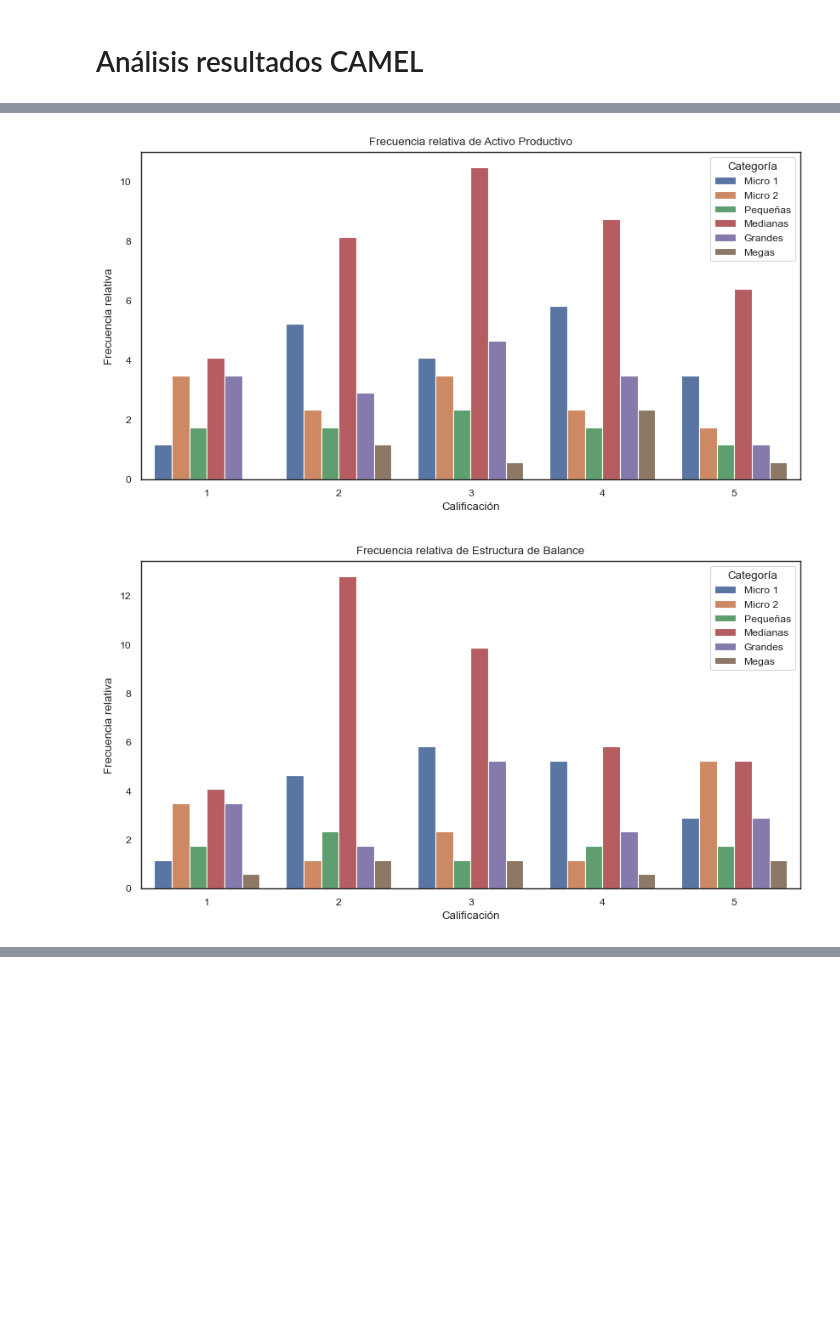
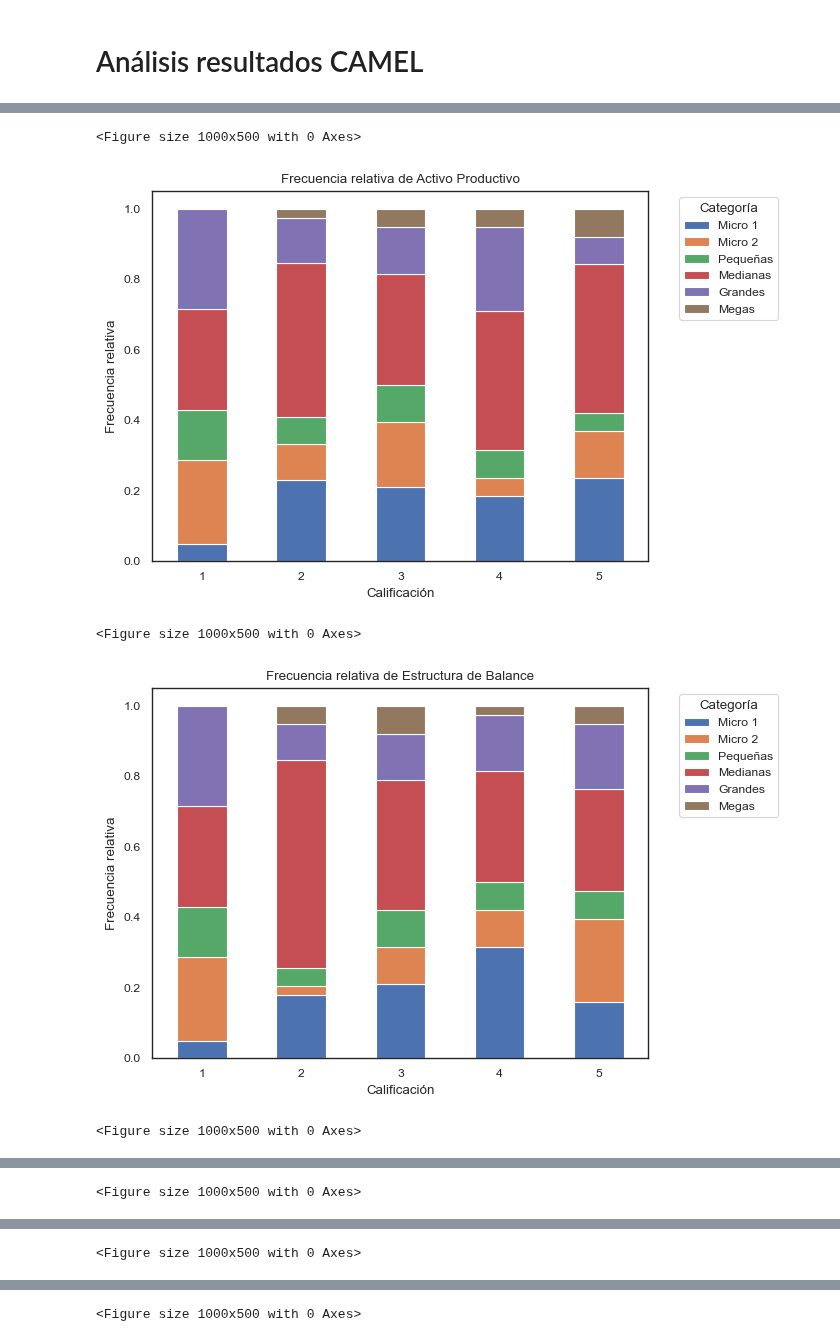
Before and after one commit to jhquiza/proyecto-riesgos, a Jupyter notebook: camel/Análisis resultados CAMEL.ipynb, the cells around one changed output, grey strips where cells are left out. Cells and saved outputs as stored; diff of their text form; code cells hidden in the pictures; blank space fills up the shorter version.

```diff
--- a/camel/Análisis resultados CAMEL.ipynb
+++ b/camel/Análisis resultados CAMEL.ipynb
@@ -3,11 +12,16 @@
 # %%
-from pathlib import Path
-
-import pandas as pd
-
 data_dir = Path().resolve().parent / "data" / "camel"
 filepath = data_dir / "Calificaciones_CAMEL.csv"
 df=pd.read_csv(filepath)
+df.rename(columns={'categoria': 'Categoría'}, inplace=True)
+df['Categoría'] = pd.Categorical(
+    df['Categoría'],
+    categories=['Micro 1', 'Micro 2', 'Pequeñas', 'Medianas', 'Grandes', 'Megas'],
+    ordered=True
+    )
+indicadores = df.select_dtypes(include=['int64']).columns.tolist()
+for indicador in indicadores:
+    df[indicador] = pd.Categorical(df[indicador], ordered=True)
 df.head()
 # %% [output]
 |  | ID_cooperativa | Activo Productivo | Estructura de Balance | Indicador de Cobertura de la Cart... | Indicador de Cobertura individual... | ... |
@@ -131,0 +53,5 @@ sns.countplot(
+# %%
+for indicador in indicadores:
+    plt.figure(figsize=(10, 5))
+    sns.countplot(data=df, x=indicador)
+    plt.show()
@@ -132,18 +72,17 @@ sns.countplot(
 # %%
-for calificacion in calificaciones:
-    df[calificacion] = df[calificacion].astype('category')
+for indicador in indicadores:
+    tabla_contingencia = pd.crosstab(df[indicador], df['Categoría'], normalize='index')
     plt.figure(figsize=(10, 5))
-    sns.countplot(
-        x=calificacion,
-        data=df,
-        hue='Categoría',
-        stat='percent'
-        )
-    plt.title(f'Frecuencia relativa de {calificacion}')
+    tabla_contingencia.plot(kind='bar', stacked=True)
+    plt.title(f'Frecuencia relativa de {indicador}')
     plt.xlabel('Calificación')
     plt.xticks(rotation=0)
     plt.ylabel('Frecuencia relativa')
-    plt.show();
+    plt.legend(title='Categoría', bbox_to_anchor=(1.05, 1), loc='upper left')
+    plt.show()
 # %% [output]
+<Figure size 1000x500 with 0 Axes>
-[figure, old version]
+[figure, new version]
+<Figure size 1000x500 with 0 Axes>
-[figure, old version]
+[figure, new version]
+<Figure size 1000x500 with 0 Axes>
@@ -150,0 +90 @@ for calificacion in calificaciones:
+<Figure size 1000x500 with 0 Axes>
@@ -151,0 +92 @@ for calificacion in calificaciones:
+<Figure size 1000x500 with 0 Axes>
@@ -152,0 +94 @@ for calificacion in calificaciones:
+<Figure size 1000x500 with 0 Axes>
```
Also changed, not shown: parts of 23 cells of this notebook, 3 other files.
